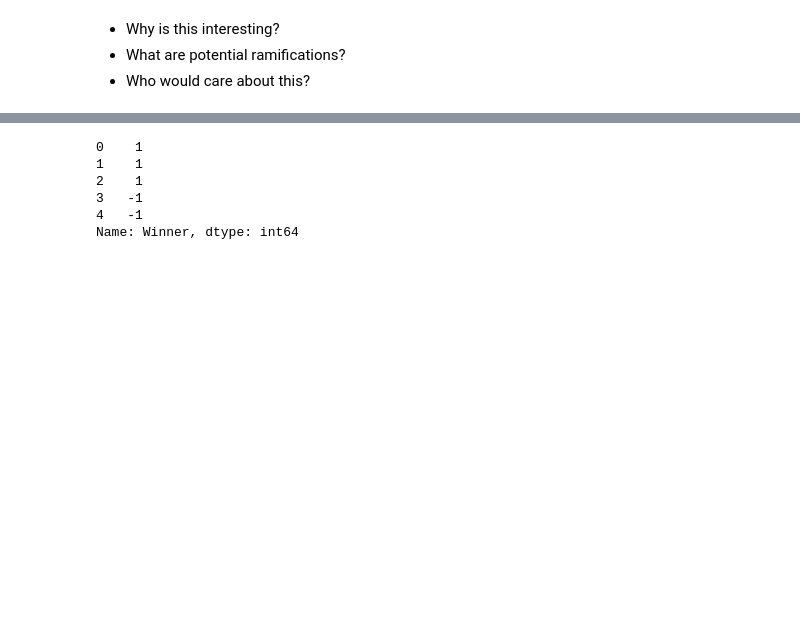
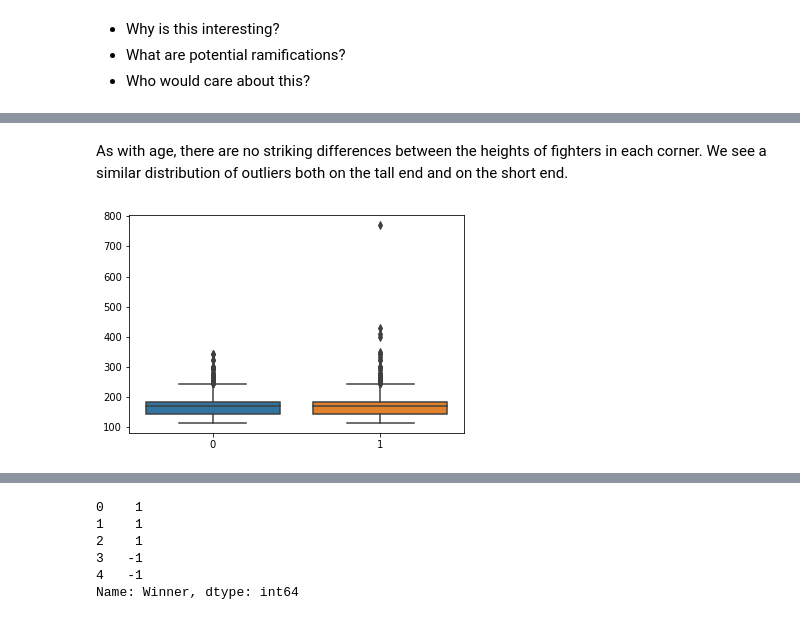
Before and after one commit to arnster3/ufc_data, a Jupyter notebook: capstone1.ipynb, the cells around one changed output, grey strips where cells are left out. Drawn from its saved outputs; the diff is of its cells as text; code cells hidden in the pictures; blank space fills up the shorter version.

```diff
--- a/capstone1.ipynb
+++ b/capstone1.ipynb
@@ -67,0 +103,6 @@ Due to the UFC's own criteria for Red Corner, it is likely that fighters in the
+# %% [markdown]
+As with age, there are no striking differences between the heights of fighters in each corner. We see a similar distribution of outliers both on the tall end and on the short end.
+# %%
+sns.boxplot(data=[ufc_data['R_Weight_lbs'],ufc_data['B_Weight_lbs']]);
+# %% [output]
+[figure, added]
```
Also changed, not shown: parts of 11 cells of this notebook.
